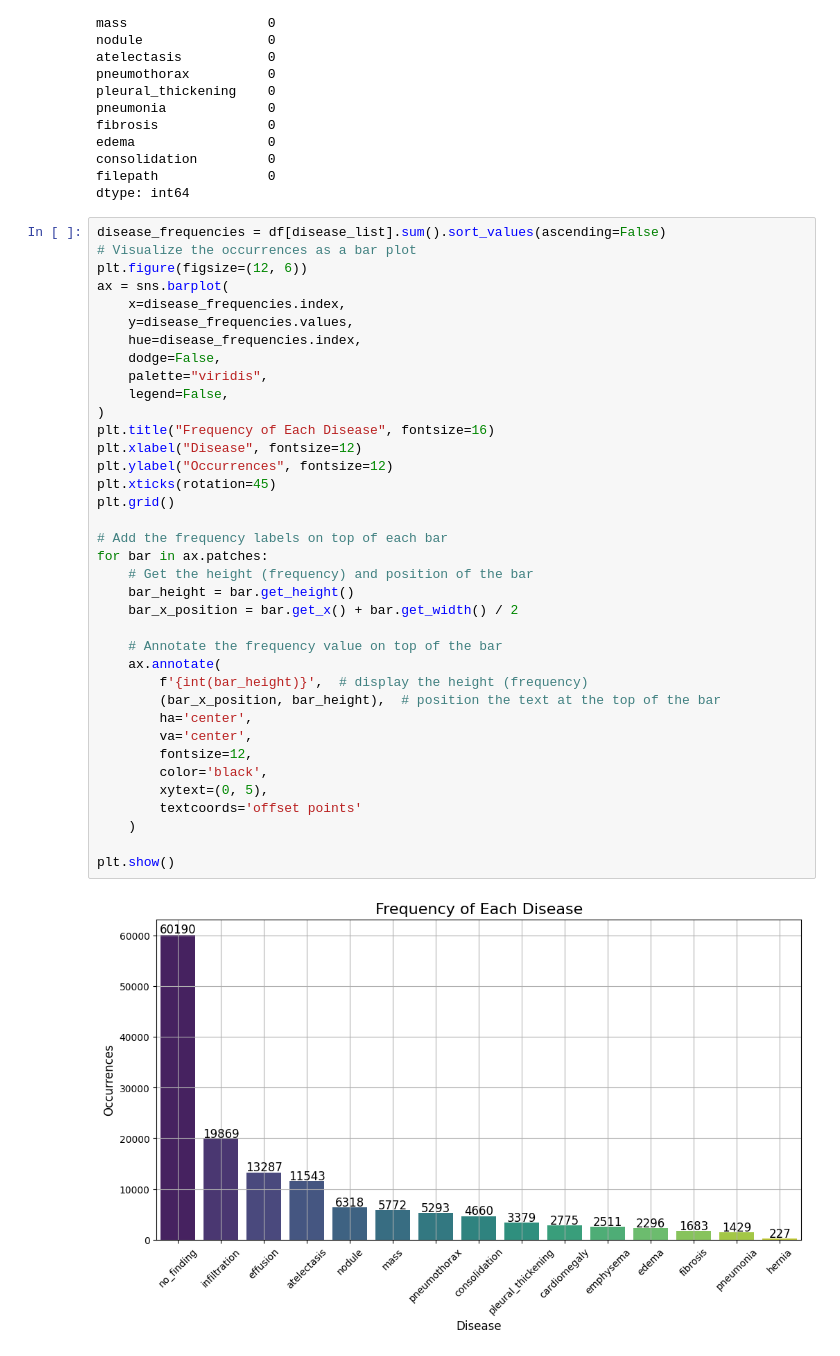
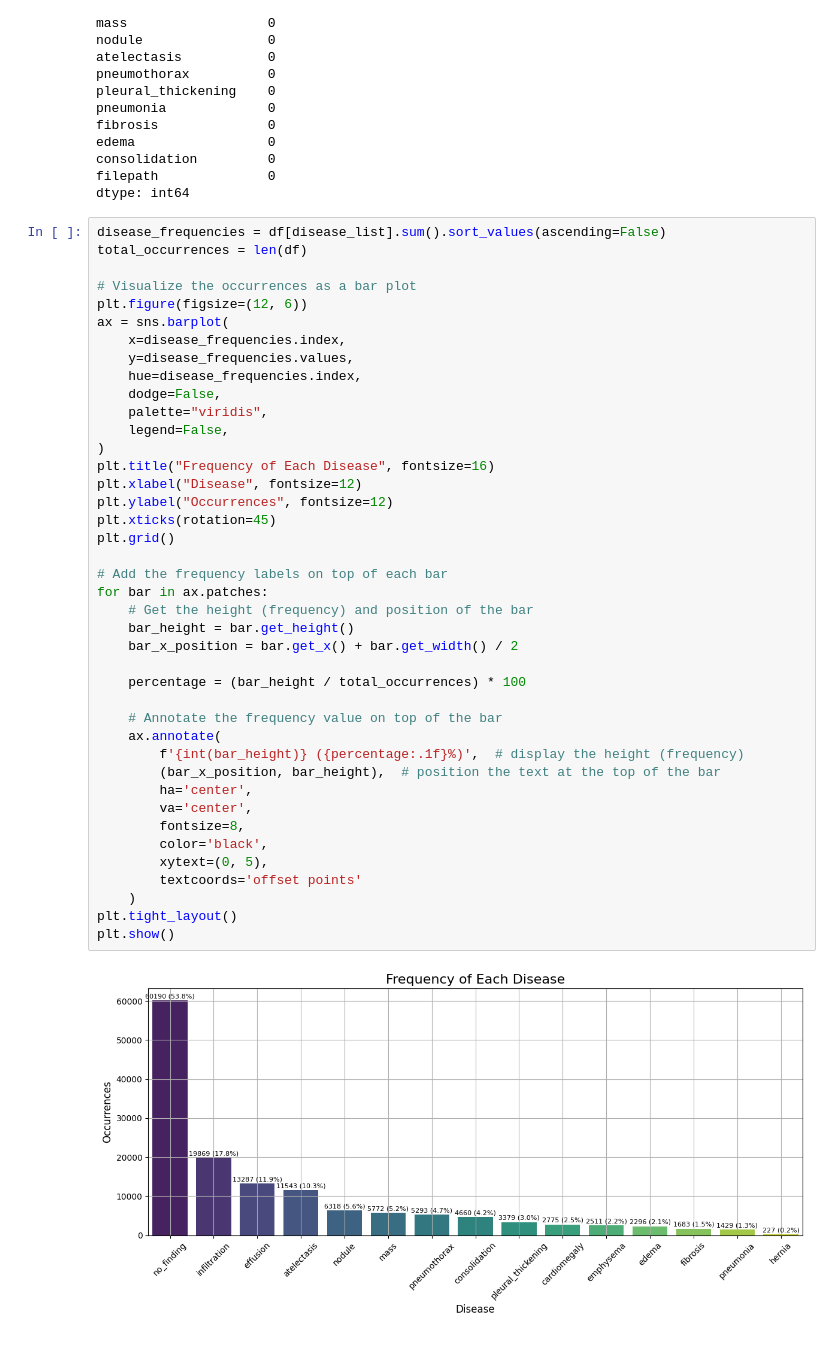
Before and after one commit to Asifdotexe/healthcare-ai-project, a Jupyter notebook: python/notebook/issue-05-as-eda.ipynb, the cells around one changed output. Drawn from its saved outputs; the diff is of its cells as text.

Commit message:
#5 added percentage of total on the barchart

```diff
--- a/python/notebook/issue-05-as-eda.ipynb
+++ b/python/notebook/issue-05-as-eda.ipynb
@@ -83,40 +83,44 @@ filepath              0
 dtype: int64
 # %%
 disease_frequencies = df[disease_list].sum().sort_values(ascending=False)
+total_occurrences = len(df)
+
 # Visualize the occurrences as a bar plot
 plt.figure(figsize=(12, 6))
 ax = sns.barplot(
     x=disease_frequencies.index,
     y=disease_frequencies.values,
     hue=disease_frequencies.index,
     dodge=False,
     palette="viridis",
     legend=False,
 )
 plt.title("Frequency of Each Disease", fontsize=16)
 plt.xlabel("Disease", fontsize=12)
 plt.ylabel("Occurrences", fontsize=12)
 plt.xticks(rotation=45)
 plt.grid()
 
 # Add the frequency labels on top of each bar
 for bar in ax.patches:
     # Get the height (frequency) and position of the bar
     bar_height = bar.get_height()
     bar_x_position = bar.get_x() + bar.get_width() / 2
 
+    percentage = (bar_height / total_occurrences) * 100
+
     # Annotate the frequency value on top of the bar
     ax.annotate(
-        f'{int(bar_height)}',  # display the height (frequency)
+        f'{int(bar_height)} ({percentage:.1f}%)',  # display the height (frequency)
         (bar_x_position, bar_height),  # position the text at the top of the bar
         ha='center',
         va='center',
-        fontsize=12,
+        fontsize=8,
         color='black',
         xytext=(0, 5),
         textcoords='offset points'
     )
-
+plt.tight_layout()
 plt.show()
 # %% [output]
-[figure, old version]
+[figure, new version]
```
